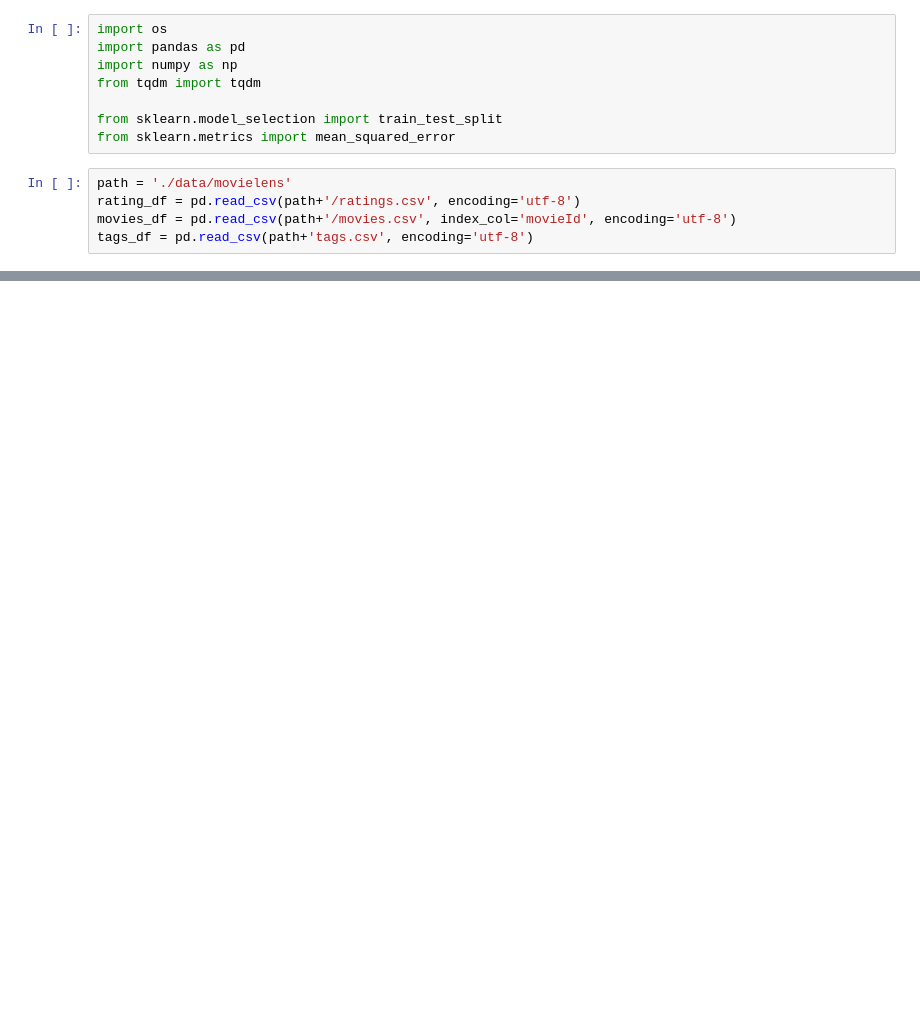
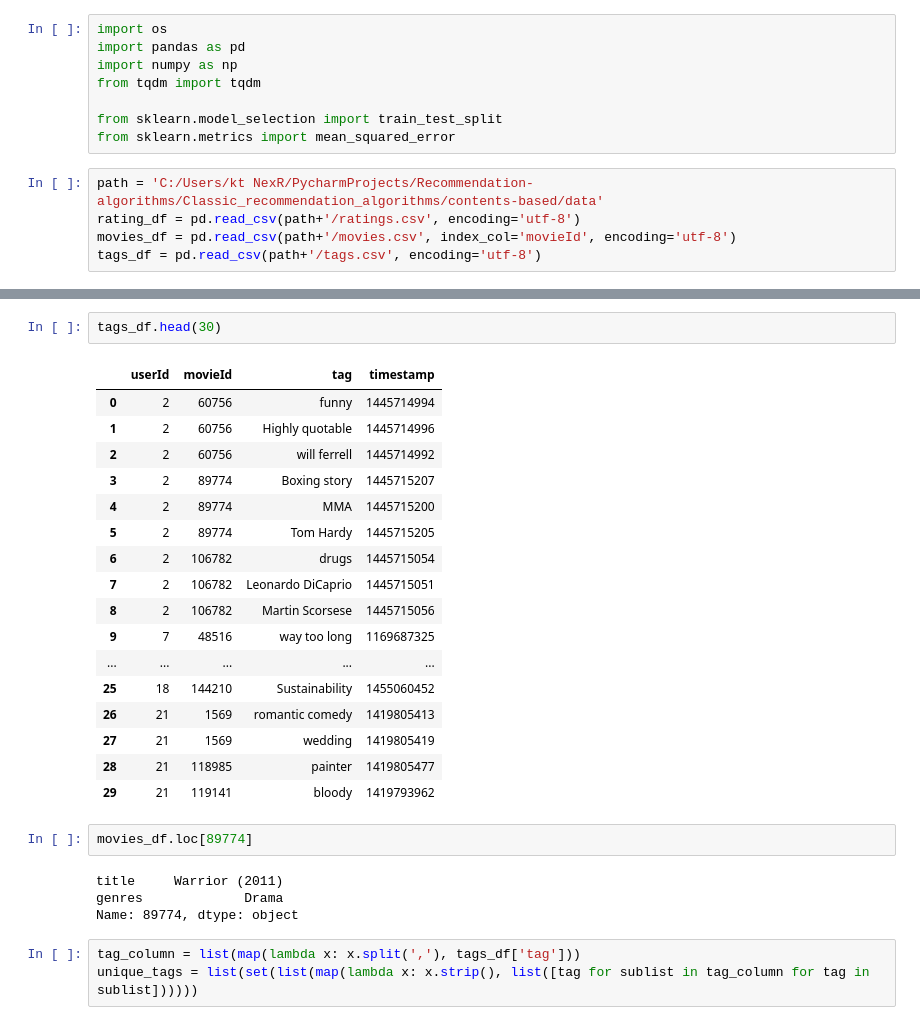
Before and after one commit to hoiho77/Deep-learning, a Jupyter notebook: Classic_recommendation_algorithms/contents-based/tf_idf.ipynb, the cells around one changed output, grey strips where cells are left out. Cells and saved outputs as stored; diff of their text form; blank space fills up the shorter version.

```diff
--- a/Classic_recommendation_algorithms/contents-based/tf_idf.ipynb
+++ b/Classic_recommendation_algorithms/contents-based/tf_idf.ipynb
@@ -7,7 +7,7 @@ from tqdm import tqdm
 from sklearn.model_selection import train_test_split
 from sklearn.metrics import mean_squared_error
 # %%
-path = './data/movielens'
+path = 'C:/Users/kt NexR/PycharmProjects/Recommendation-algorithms/Classic_recommendation_algorithms/contents-based/data'
 rating_df = pd.read_csv(path+'/ratings.csv', encoding='utf-8')
 movies_df = pd.read_csv(path+'/movies.csv', index_col='movieId', encoding='utf-8')
-tags_df = pd.read_csv(path+'tags.csv', encoding='utf-8')
+tags_df = pd.read_csv(path+'/tags.csv', encoding='utf-8')
@@ -18,0 +163,29 @@ import konlpy
+# %%
+tags_df.head(30)
+# %% [output]
+|  | userId | movieId | tag | timestamp |
+| 0 | 2 | 60756 | funny | 1445714994 |
+| 1 | 2 | 60756 | Highly quotable | 1445714996 |
+| 2 | 2 | 60756 | will ferrell | 1445714992 |
+| 3 | 2 | 89774 | Boxing story | 1445715207 |
+| 4 | 2 | 89774 | MMA | 1445715200 |
+| 5 | 2 | 89774 | Tom Hardy | 1445715205 |
+| 6 | 2 | 106782 | drugs | 1445715054 |
+| 7 | 2 | 106782 | Leonardo DiCaprio | 1445715051 |
+| 8 | 2 | 106782 | Martin Scorsese | 1445715056 |
+| 9 | 7 | 48516 | way too long | 1169687325 |
+| ... | ... | ... | ... | ... |
+| 25 | 18 | 144210 | Sustainability | 1455060452 |
+| 26 | 21 | 1569 | romantic comedy | 1419805413 |
+| 27 | 21 | 1569 | wedding | 1419805419 |
+| 28 | 21 | 118985 | painter | 1419805477 |
+| 29 | 21 | 119141 | bloody | 1419793962 |
+# %%
+movies_df.loc[89774]
+# %% [output]
+title     Warrior (2011)
+genres             Drama
+Name: 89774, dtype: object
+# %%
+tag_column = list(map(lambda x: x.split(','), tags_df['tag']))
+unique_tags = list(set(list(map(lambda x: x.strip(), list([tag for sublist in tag_column for tag in sublist])))))
```
Also changed, not shown: parts of 14 cells of this notebook.
